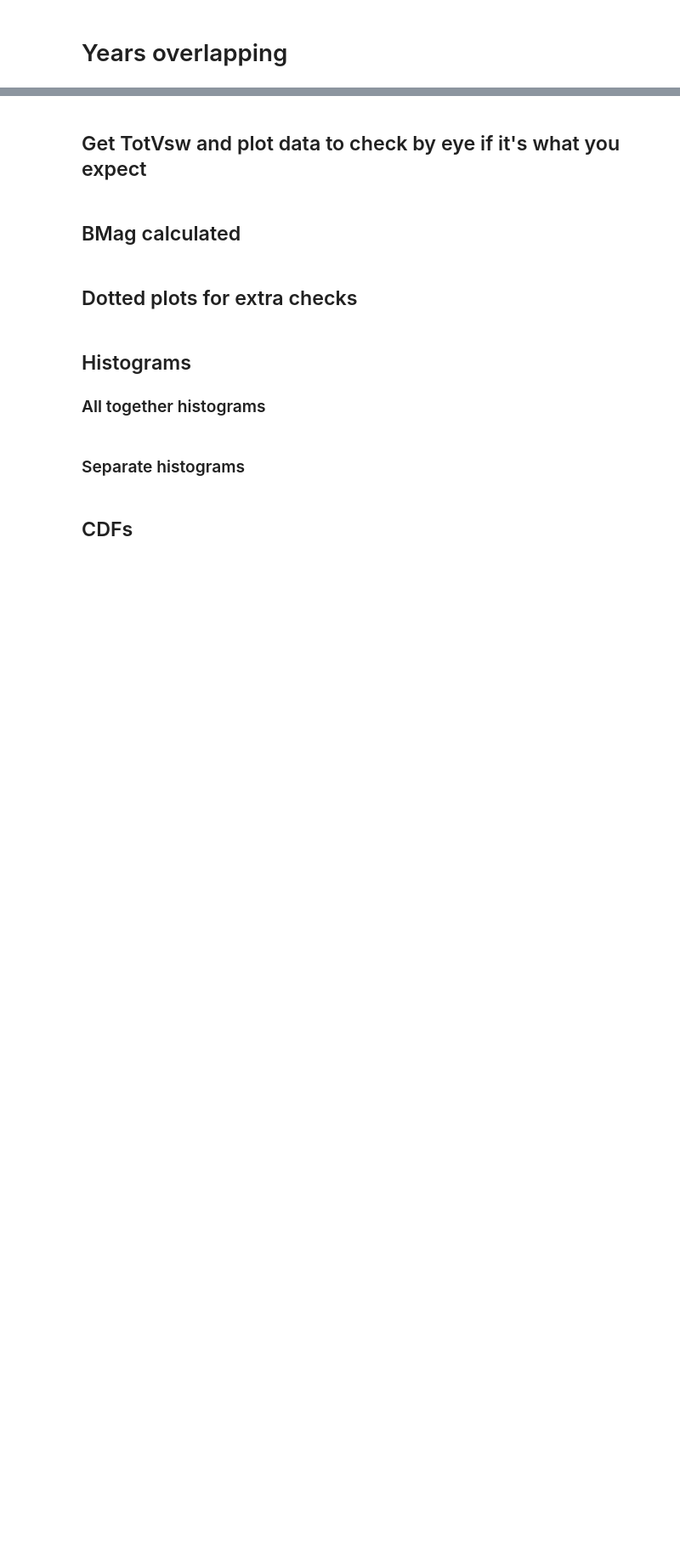
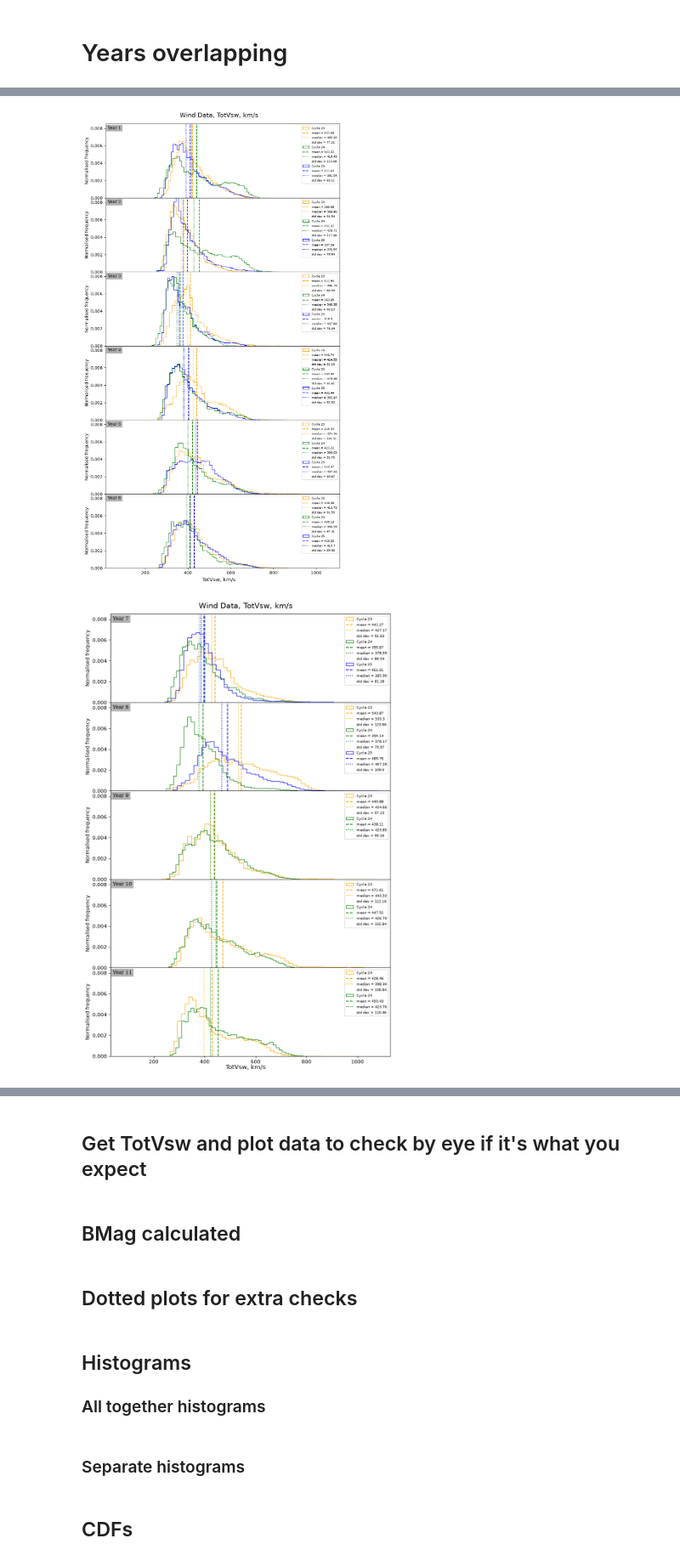
Before and after one commit to rahyndman/SolarWindCode, a Jupyter notebook: PlottingDataWindOnlyDataYearly.ipynb, the cells around one changed output, grey strips where cells are left out. Shown at 85% size. Cells and saved outputs as stored; diff of their text form; code cells hidden in the pictures; blank space fills up the shorter version.

Commit message:
Format fixes on 3 cycle Yearly plots from PGM and supervisory meeting 26 Aug 2026.

```diff
--- a/PlottingDataWindOnlyDataYearly.ipynb
+++ b/PlottingDataWindOnlyDataYearly.ipynb
@@ -655,0 +910,39 @@ YearOverlap(Cycle23, Cycle24, Cycle25, Plotting, NoOfYears, figSize)
+# %%
+Bin = 50
+Alpha = 1
+SupTitle = 15
+Legend = 7.5
+figSize = (10, 35) # for 11 plots
+# figSize6 = (10, 35 *(6/11)) # for 6 plots
+# figSize5 = (10, 35 *(5/11)) # for 5 plots
+
+LegLoc = 'upper right'
+titleLoc = 0.9
+SpaceLR = [100, 5, 5, 5, 5]
+# Colours = ["red", "orange", "green", "blue"]
+Colours = ['pink','brown', 'red', 'orange', 'yellow', 'green', 'lightblue', 'blue', 'purple', 'violet','gold', 'pink', 'brown', 'red', 'orange', 'yellow', 'green', 'lightblue', 'blue', 'purple', 'violet', 'gold', 'pink', 'brown', 'red', 'orange', 'yellow', 'green', 'lightblue', 'blue', 'purple', 'violet', 'gold', 'pink', 'brown', 'red', 'orange', 'yellow', 'green', 'lightblue', 'blue', 'purple', 'violet', 'gold', 'pink']
+
+    # "Bx_GSEGSM", "ByGSE", "BzGSE"
+# dataTimeSerieses = [dataTSFirstDatesC23Min, dataTSFirstDatesC23Max, dataTSFirstDatesC24Min, dataTSFirstDatesC24Max]
+Plotting = ["TotVsw", "BMag", "Bx_GSEGSM", "ByGSE", "BzGSE"]#, "BZ_GSM"]
+Units = ["km/s", "nT", "nT", "nT", "nT"]#, "nT"]
+XAxisScale = ["linear", "linear", "linear", "linear", "linear"]#, "nT"]
+YAxisScale = ["linear", "linear", "linear", "linear", "linear"]#, "nT"]
+# YAxisScale = ["linear", "log", "log", "log", "log"]
+# YAxisScale = ["linear", "linear", "linear", "linear", "linear"]
+# XAxisScale = ["linear", "log", "log", "log", "log"]#, "nT"]
+# Plotting = ["TotVsw", "LogB", "Bx_GSEGSM", "ByGSE", "BzGSE"]#, "BZ_GSM"]
+# Units = ["km/s", "nT", "nT", "nT", "nT"]#, "nT"]
+# StartAndEnd = [[startDateC23Min, endDateC23Min], [startDateC23Max, endDateC23Max], [startDateC24Min, endDateC24Min], [startDateC23Max, endDateC23Max]]
+noOfYears = 11
+
+# Cycle23 = dfToSeries(Cycle23)
+# Cycle24 = dfToSeries(Cycle24)
+# Cycle25 = dfToSeries(Cycle25)
+
+YearOverlapGlobalYAxis(Cycle23, Cycle24, Cycle25, Plotting, figSize, titleLoc, 0, 6, 6, 11)
+# YearOverlap(Cycle23[0:6], Cycle24[0:6], Cycle25[0:6], Plotting, 6, figSize6, titleLoc, 1) #, 0, 6)
+# YearOverlap(Cycle23[6:11], Cycle24[6:11], Cycle25[6:8], Plotting, 5, figSize5, titleLoc, 7) #, 6, 11)
+# %% [output]
+[figure, added]
+[figure, added]
```
Also changed, not shown: parts of 5 cells of this notebook.
